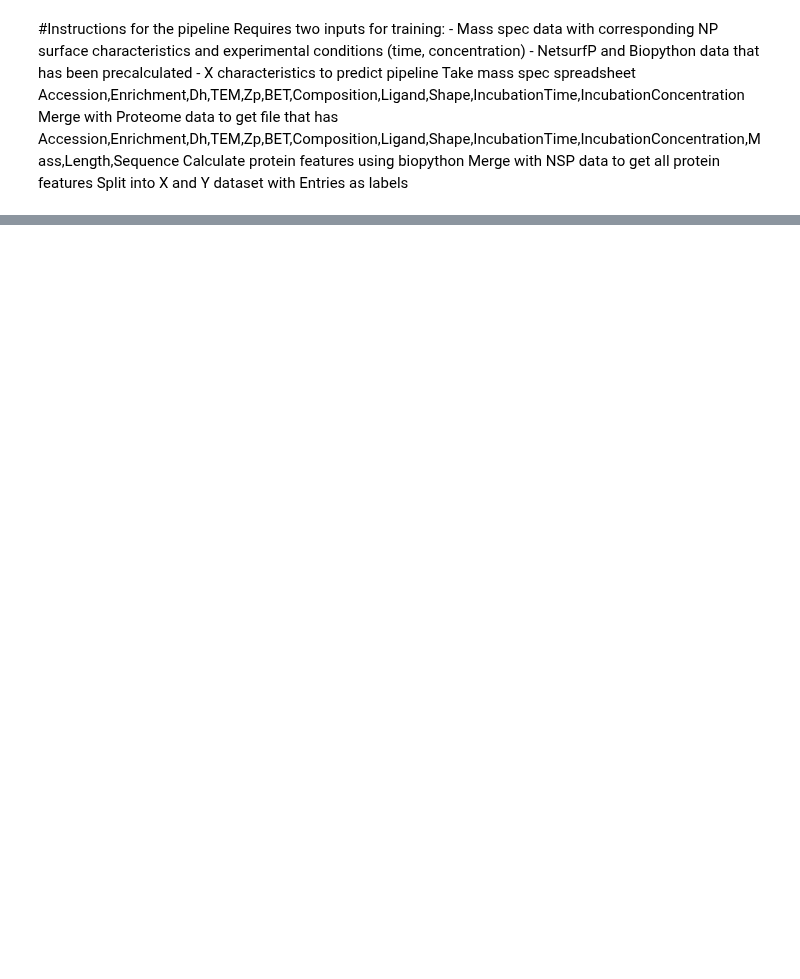
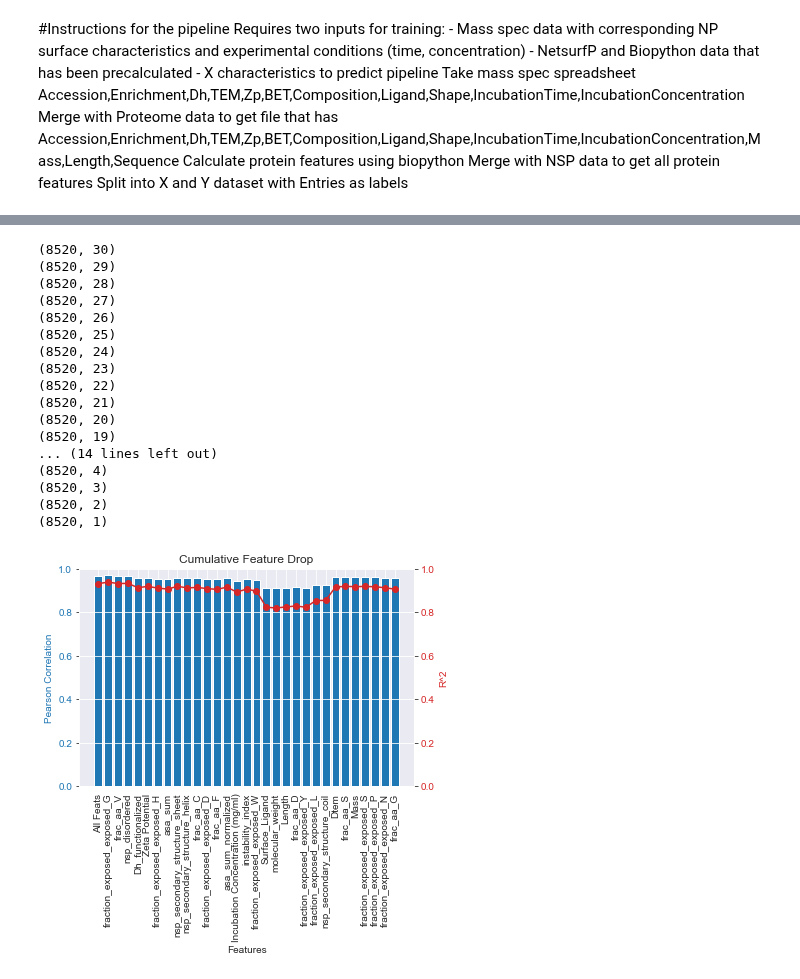
Before and after one commit to karst-poulsen/PC_ML_using_NSP, a Jupyter notebook: ML_testing4_pubpipe_allSamples.ipynb, the cells around one changed output, grey strips where cells are left out. Cells and saved outputs as stored; diff of their text form; code cells hidden in the pictures; blank space fills up the shorter version.

```diff
--- a/ML_testing4_pubpipe_allSamples.ipynb
+++ b/ML_testing4_pubpipe_allSamples.ipynb
@@ -353,30 +345,91 @@ df_out.to_excel("Output_data/scores_afterdrop"+id+id2+".xlsx")
 # %%
+##CUMUlATIVE FEATURE DROP##
 ##Fit and predict after dropping the next least loss feature, drop one feature at a time cumulative
 x_train, x_test, y_train, y_test = train_test_split(df_2,label_abund, test_size = 0.2, random_state=42)
 feats=[]
-scores=[]
-
+r2s=[]
+pearson=[]
+id2='norm'
 rfr=RandomForestRegressor(n_estimators=150)
 rfr.fit(x_train,y_train)
-topscore=rfr.score(x_test,y_test)
+predictions=rfr.predict(x_test)
+r2=r2_score(y_test, predictions)
+corr,_ = pearsonr(y_test, predictions)
 a=list(zip(rfr.feature_importances_,rfr.feature_names_in_))
 a.sort(reverse=True)
 col_import=pd.DataFrame(a,columns=['importances','names'])
 sorted_cols=col_import['names']
-feats.append('topscore')
-scores.append(topscore)
+feats.append('All Feats')
+r2s.append(r2)
+pearson.append(corr)
 
 df_3=df_2.copy()
 for i in sorted_cols:
     if i == sorted_cols.iloc[-1]:
         break
     # df_3=df_2.copy() #remove if you only want to drop each feature instead of dropping one feature at a time
     df_3.drop(columns=[i],inplace=True)
+    print(df_3.shape)
     x_train, x_test, y_train, y_test = train_test_split(df_3,label_abund, test_size = 0.2, random_state=42)
     rfr.fit(x_train,y_train)
-    score=rfr.score(x_test,y_test)
-    scores.append(score)
+    predictions=rfr.predict(x_test)
+    r2=r2_score(y_test, predictions)
+    corr,_ = pearsonr(y_test, predictions)
+    r2s.append(r2)
+    pearson.append(corr)
     feats.append(i)
 
 df_out=pd.DataFrame(list(zip(feats,scores)),columns=['dropped feat','score without feat'])
-df_out.to_excel("Output_data/scores_afterdrop_cumulative_reverse"+id+".xlsx")
+df_out.to_excel("Output_data/scores_afterdrop_cumulative_reverse"+id+id2+".xlsx")
+# Create a figure and axis object
+fig, ax1 = plt.subplots()
+plt.xticks(rotation=90)
+# Create a bar chart for the first y-axis
+ax1.bar(feats, pearson, color='tab:blue')
+ax1.set_xlabel('Features')
+ax1.set_ylabel('Pearson Correlation', color='tab:blue')
+ax1.tick_params(axis='y', labelcolor='tab:blue')
+ax1.set_ylim(0,1)
+
+# Create a second y-axis object
+ax2 = ax1.twinx()
+
+# Create a line chart for the second y-axis
+ax2.plot(feats, r2s, color='tab:red', marker='o')
+ax2.set_ylabel('R^2', color='tab:red')
+ax2.tick_params(axis='y', labelcolor='tab:red')
+ax2.set_ylim(0,1)
+
+# Set the title and display the chart
+plt.title('Cumulative Feature Drop')
+
+plt.savefig('Output_data/RFECV50_FeatDropLossCumul'+id+id2+'.png',bbox_inches='tight')
+plt.show()
+#
+# plt.figure(figsize=(10,5))
+# plt.bar(feats, scores)
+# plt.xlabel('Feature')
+# plt.ylabel('Score')
+# plt.title('Score after Cumulative Feature Drop')
+# plt.xticks(rotation=90)
+# plt.savefig('Output_data/RFECV50_FeatDropLossCumul'+id+'.png',bbox_inches='tight')
+# plt.show()
+# %% [output]
+(8520, 30)
+(8520, 29)
+(8520, 28)
+(8520, 27)
+(8520, 26)
+(8520, 25)
+(8520, 24)
+(8520, 23)
+(8520, 22)
+(8520, 21)
+(8520, 20)
+(8520, 19)
+... (14 lines left out)
+(8520, 4)
+(8520, 3)
+(8520, 2)
+(8520, 1)
+[figure, added]
```
Also changed, not shown: parts of 19 cells of this notebook, 10 other files.
